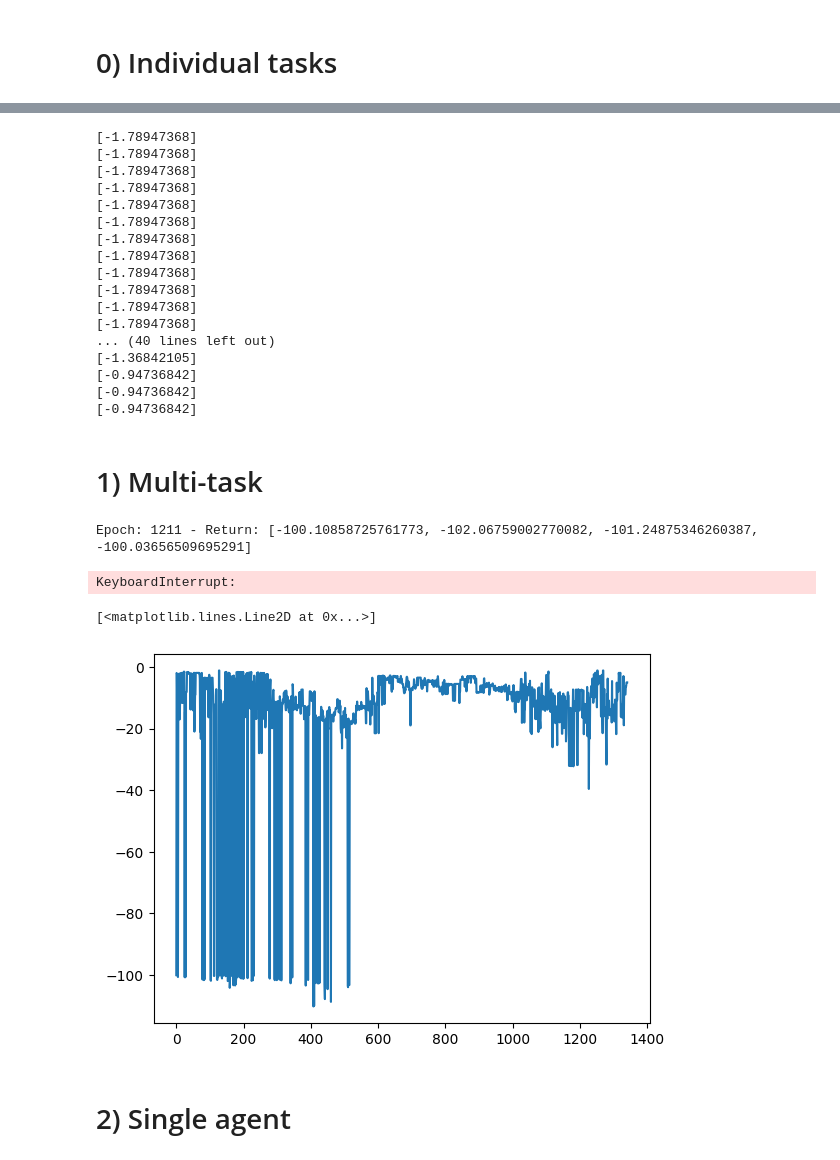
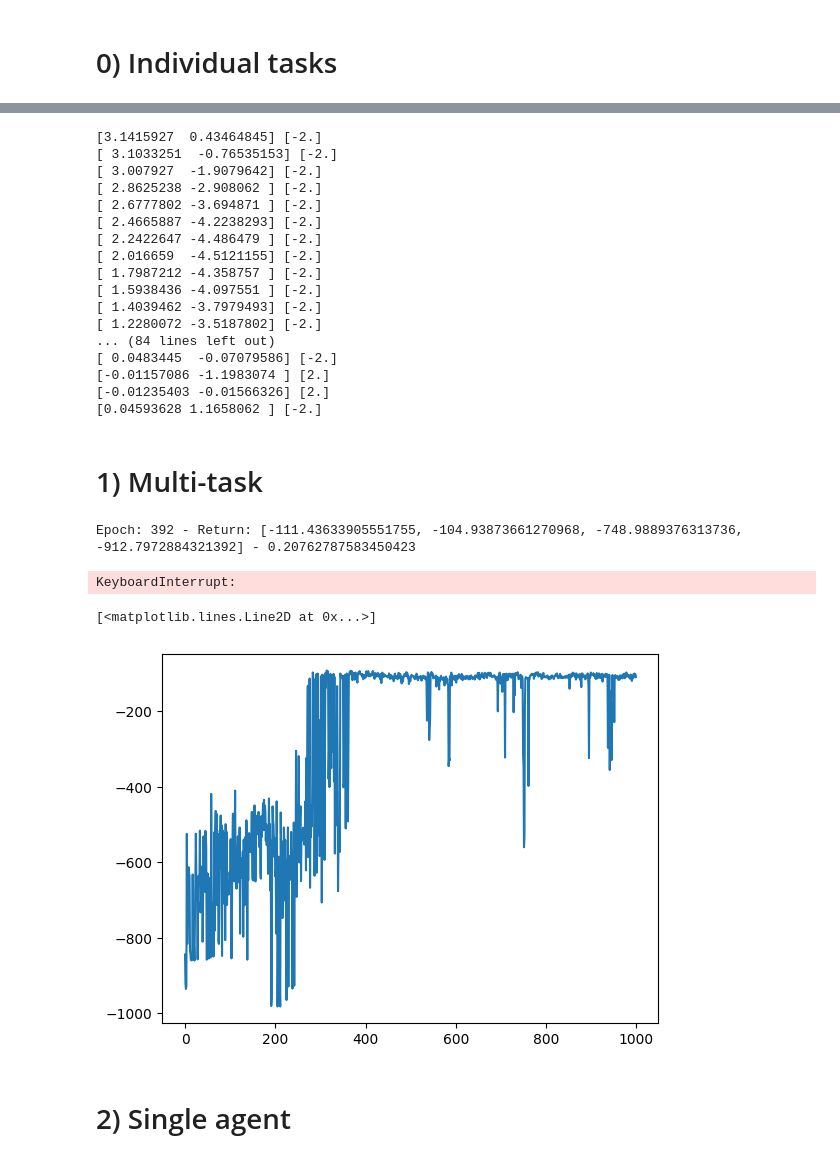
Before and after one commit to sergiorozada12/multi-task-lrrl, a Jupyter notebook: pendexp.ipynb, the cells around one changed output, grey strips where cells are left out. Drawn from its saved outputs; the diff is of its cells as text; code cells hidden in the pictures.

```diff
--- a/pendexp.ipynb
+++ b/pendexp.ipynb
@@ -21,12 +21,12 @@ ls = [0.1, 1.0, 2.0, 3.0]
 envs = [PendulumEnv(g=gs[i], m=ms[i], l=ls[i]) for i in range(len(gs))]
 # %%
 nS = 20
-nA = 20
-nT = len(gs)
+nA = 10
+nT = 4
 
 discretizer = Discretizer(
-    min_points_states=[-1, -5],
-    max_points_states=[1, 5],
+    min_points_states=[-np.pi, -5],
+    max_points_states=[np.pi, 5],
     bucket_states=[nS] * 2,
     min_points_actions=[-2],
     max_points_actions=[2],
@@ -81,14 +81,14 @@ def select_action(Q, s_idx, epsilon):
 # %% [markdown]
 # 0) Individual tasks
 # %%
-E = 500
+E = 1000
 H = 100
 lr = 0.01
 eps = 1.0
-eps_decay = 0.999
-eps_min = 0.01
+eps_decay = 0.9999
+eps_min = 0.1
 
-k = 20
+k = 50
 n_upd = nT
 
 env_id = 3
@@ -130,10 +130,6 @@ for episode in range(E):
         for _ in range(n_upd):
             update_model(s_idx, sp_idx, a_idx, r, Q, opt)
 
-        if d:
-            ds += 1
-            break
-
         s = sp
         s_idx = sp_idx
         eps = max(eps*eps_decay, eps_min)
@@ -141,5 +137,5 @@ for episode in range(E):
         # if h % 10 == 0:
     G = run_test_episode(Q, env_id)
     Gs.append(G)
-    print(f"\rEpoch: {episode} - Return: {G}", end="")
+    print(f"\rEpoch: {episode} - Return: {G} - {eps}", end="")
 # %% [output]
@@ -158,7 +155,7 @@ with torch.no_grad():
         a_idx = Q(s_idx).argmax().item()
         a = discretizer.get_action_from_index(a_idx)
         a_idx = torch.tensor(a_idx).unsqueeze(0)
-        print(a)
+        print(s, a)
         sp, r, d, _, _ = envs[env_id].step(a)
         sp_idx = torch.tensor(discretizer.get_state_index(sp)).unsqueeze(0)
 
@@ -170,33 +167,33 @@ with torch.no_grad():
         s = sp
         s_idx = sp_idx
 # %% [output]
-[-1.78947368]
-[-1.78947368]
-[-1.78947368]
-[-1.78947368]
-[-1.78947368]
-[-1.78947368]
-[-1.78947368]
-[-1.78947368]
-[-1.78947368]
-[-1.78947368]
-[-1.78947368]
-[-1.78947368]
-... (40 lines left out)
-[-1.36842105]
-[-0.94736842]
-[-0.94736842]
-[-0.94736842]
+[3.1415927  0.43464845] [-2.]
+[ 3.1033251  -0.76535153] [-2.]
+[ 3.007927  -1.9079642] [-2.]
+[ 2.8625238 -2.908062 ] [-2.]
+[ 2.6777802 -3.694871 ] [-2.]
+[ 2.4665887 -4.2238293] [-2.]
+[ 2.2422647 -4.486479 ] [-2.]
+[ 2.016659  -4.5121155] [-2.]
+[ 1.7987212 -4.358757 ] [-2.]
+[ 1.5938436 -4.097551 ] [-2.]
+[ 1.4039462 -3.7979493] [-2.]
+[ 1.2280072 -3.5187802] [-2.]
+... (84 lines left out)
+[ 0.0483445  -0.07079586] [-2.]
+[-0.01157086 -1.1983074 ] [2.]
+[-0.01235403 -0.01566326] [2.]
+[0.04593628 1.1658062 ] [-2.]
 # %% [markdown]
 # 1) Multi-task
 # %%
-E = 2_000
+E = 1_000
 H = 100
 lr = 0.01
-eps = 0.1
-eps_decay = 1.0
+eps = 1.0
+eps_decay = 0.99999
 eps_min = 0.1
-k = 40
+k = 20
 
 def run_test_episode(Q, env_idx):
     with torch.no_grad():
@@ -247,16 +244,16 @@ for episode in range(E):
 
         G = run_test_episode(Q, env_idx)
         Gs[env_idx].append(G)
-    print(f"\rEpoch: {episode} - Return: {[Gs[i][-1] for i in range(nT)]}", end="")
+    print(f"\rEpoch: {episode} - Return: {[Gs[i][-1] for i in range(nT)]} - {eps}", end="")
 # %% [output]
-Epoch: 1211 - Return: [-100.10858725761773, -102.06759002770082, -101.24875346260387, -100.03656509695291]
+Epoch: 392 - Return: [-111.43633905551755, -104.93873661270968, -748.9889376313736, -912.7972884321392] - 0.20762787583450423
 KeyboardInterrupt:
 # %%
-testid = 0
+testid = 3
 plt.plot(Gs[testid])
 # %% [output]
 [<matplotlib.lines.Line2D at 0x...>]
-[figure, old version]
+[figure, new version]
 # %% [markdown]
 # 2) Single agent
 # %%
```
Also changed, not shown: parts of 10 cells of this notebook, 4 other files.
